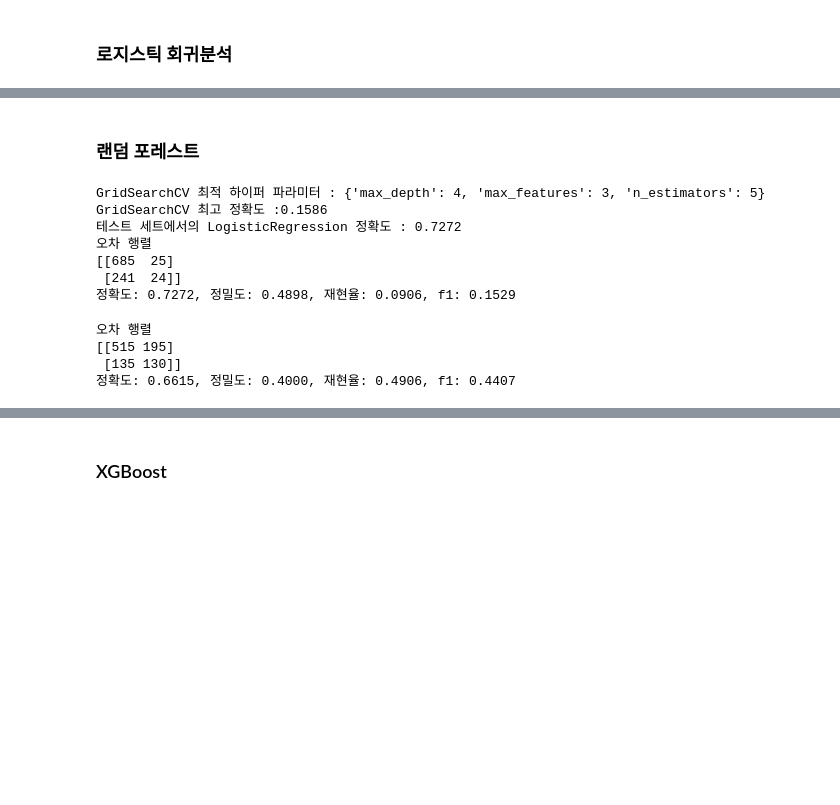
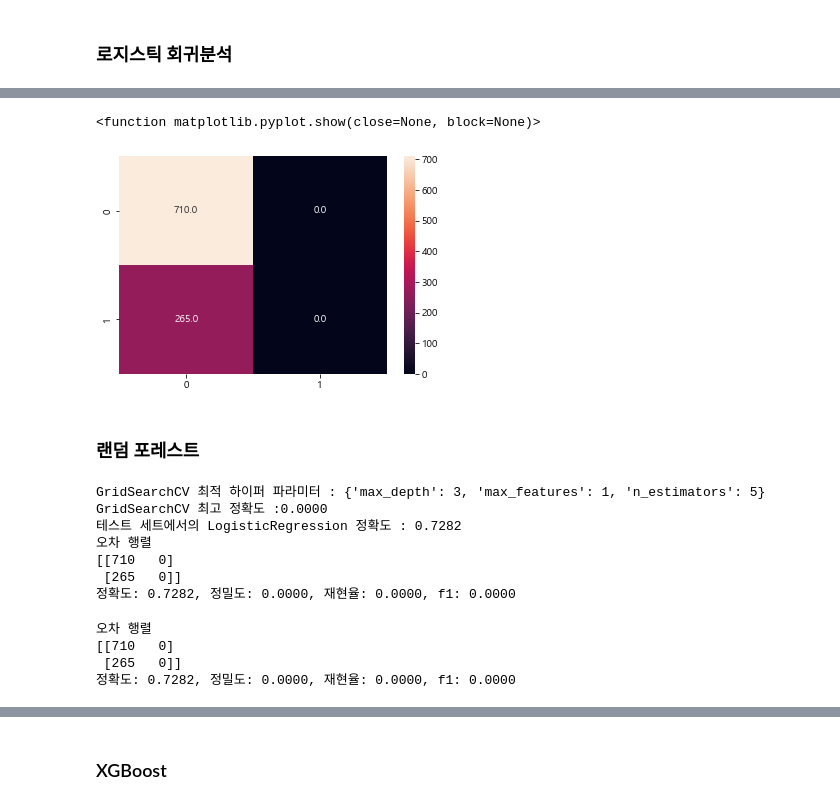
Before and after one commit to pelllzz/ubion4_project2, a Jupyter notebook: code/code_main/08_신성장모델링.ipynb, the cells around one changed output, grey strips where cells are left out. Saved outputs shown, nothing was run; the diff lists cells and outputs as text; code cells hidden in the pictures; blank space fills up the shorter version.

```diff
--- a/code/code_main/08_신성장모델링.ipynb
+++ b/code/code_main/08_신성장모델링.ipynb
@@ -323,7 +431,7 @@ from sklearn.model_selection import TimeSeriesSplit
 lg = LogisticRegression()
 param_grid = [{'C':np.linspace(0.1,10,100)}]
 gs = GridSearchCV(estimator=lg, param_grid=param_grid, scoring='f1',cv=TimeSeriesSplit(n_splits=6),n_jobs=1)
-gs.fit(x_train_ncr, y_train_ncr)
+gs.fit(x_train, y_train)
 best_est = gs.best_estimator_
 predictions = best_est.predict(x_test)
 accuracy = accuracy_score(y_test, predictions)
@@ -367,3 +488,12 @@ get_clf_eval(y_test, predictions)
+# %%
+import seaborn as sns
+
+cm = confusion_matrix(y_test,predictions)
+sns.heatmap(cm, annot=True,fmt=".1f")
+plt.show
+# %% [output]
+<function matplotlib.pyplot.show(close=None, block=None)>
+[figure, added]
 # %% [markdown]
 ### 랜덤 포레스트
 # %%
@@ -373,7 +503,7 @@ from sklearn.ensemble import RandomForestClassifier
 rf = RandomForestClassifier(random_state=1)
 param_grid_rf = [{'n_estimators': range(5,50,100), 'max_depth': range(3,5), 'max_features': range(1,4)}]
 rf_gs = GridSearchCV(estimator=rf, param_grid=param_grid_rf, scoring='f1', cv=TimeSeriesSplit(n_splits=6), n_jobs=1)
-rf_gs.fit(X_train_over, y_train_over)
+rf_gs.fit(x_train, y_train)
 best_est = rf_gs.best_estimator_
 predictions_rf = best_est.predict(x_test)
 accuracy = accuracy_score(y_test, predictions_rf)
@@ -382,24 +512,24 @@ print('GridSearchCV 최고 정확도 :{0:.4f}'.format(rf_gs.best_score_))
 print('테스트 세트에서의 LogisticRegression 정확도 : {0:.4f}'.format(accuracy))
 get_clf_eval(y_test, predictions_rf)
 # %% [output]
-GridSearchCV 최적 하이퍼 파라미터 : {'max_depth': 4, 'max_features': 3, 'n_estimators': 5}
-GridSearchCV 최고 정확도 :0.1586
-테스트 세트에서의 LogisticRegression 정확도 : 0.7272
+GridSearchCV 최적 하이퍼 파라미터 : {'max_depth': 3, 'max_features': 1, 'n_estimators': 5}
+GridSearchCV 최고 정확도 :0.0000
+테스트 세트에서의 LogisticRegression 정확도 : 0.7282
 오차 행렬
-[[685  25]
- [241  24]]
-정확도: 0.7272, 정밀도: 0.4898, 재현율: 0.0906, f1: 0.1529
+[[710   0]
+ [265   0]]
+정확도: 0.7282, 정밀도: 0.0000, 재현율: 0.0000, f1: 0.0000
 # %%
 from sklearn.ensemble import RandomForestClassifier
 
 #xgb_wrapper = XGBClassifier(n_estimators=500, learning_rate=0.1, max_depth=5,colsmple_pytree=0.8)
-rf_clf = RandomForestClassifier(max_depth=4, n_estimators=5,max_features= 2)
-rf_clf.fit(X_train_over, y_train_over)
+rf_clf = RandomForestClassifier(max_depth=4, n_estimators=5,max_features= 2, random_state=11)
+rf_clf.fit(x_train, y_train)
 w_preds = rf_clf.predict(x_test)
 
 get_clf_eval(y_test, w_preds)
 # %% [output]
 오차 행렬
-[[515 195]
- [135 130]]
-정확도: 0.6615, 정밀도: 0.4000, 재현율: 0.4906, f1: 0.4407
+[[710   0]
+ [265   0]]
+정확도: 0.7282, 정밀도: 0.0000, 재현율: 0.0000, f1: 0.0000
```
Also changed, not shown: parts of 32 cells of this notebook, 1 other file.
